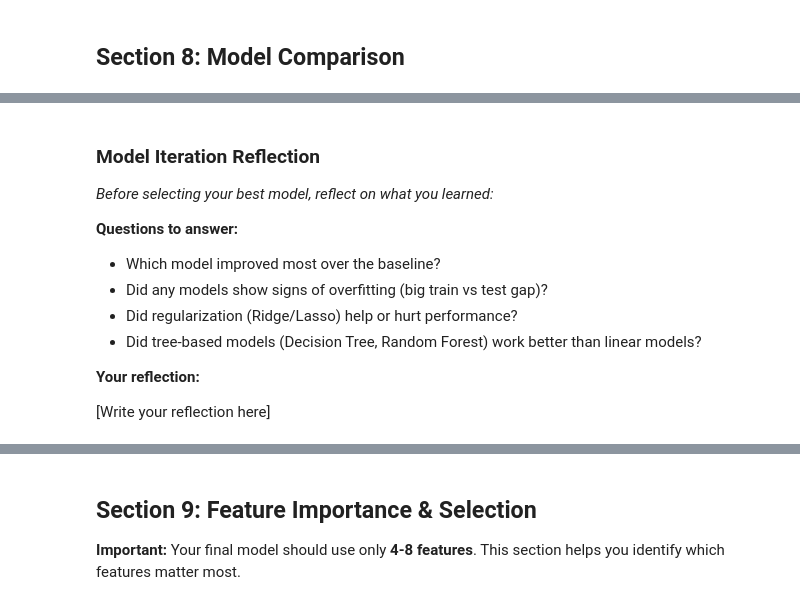
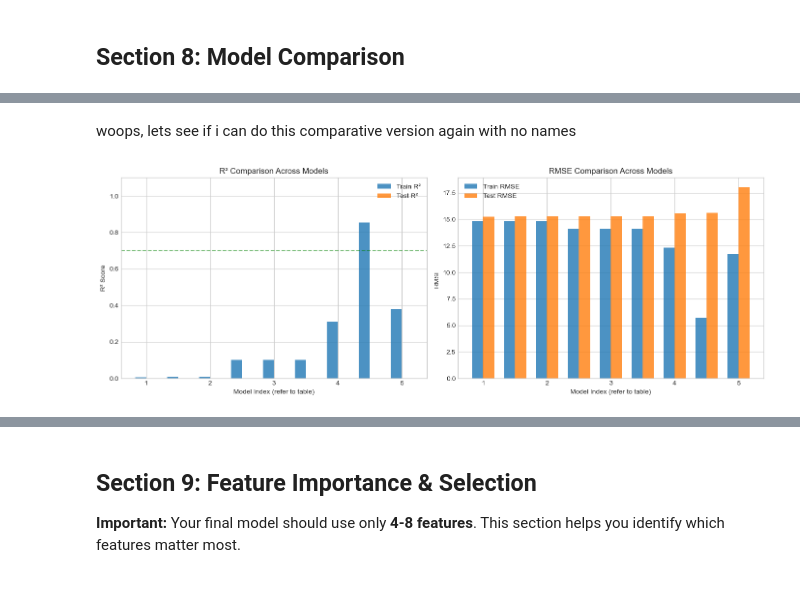
Before and after one commit to fsa-aiml-2511/individual-capstone-ssmanus94-debug, a Jupyter notebook: 02_regression_model.ipynb, the cells around one changed output, grey strips where cells are left out. Cells and saved outputs as stored; diff of their text form; code cells hidden in the pictures.

Commit message:
Updating regression analysis and final model

```diff
--- a/02_regression_model.ipynb
+++ b/02_regression_model.ipynb
@@ -466,7 +469,7 @@ dtype: object
 # Use evaluate_model() to train and evaluate
 # Add results to all_results and trained_models
 
-tree_model = DecisionTreeRegressor(max_depth=10, random_state=42) #gotta mage sure to get the case sensitive // could not tell where i went wrong
+tree_model = DecisionTreeRegressor(max_depth=8, random_state=42) #gotta mage sure to get the case sensitive // could not tell where i went wrong
 
 tree_results, tree_trained, tree_preds = evaluate_model(
     model = tree_model,
@@ -534,12 +537,24 @@ ok so, theres actuall a large gap between train and test  R^2. so a case of over
 #### set up the random forest parameters first, Its not like the other models
 rf_model = RandomForestRegressor(
     n_estimators=100,
-    max_depth=10,
+    max_depth=5, #Ive got to try many different hyperperameters
     random_state=42,
     n_jobs=-1
 )
 
-
+#NOW EXECUTE AND EVALUATE THE MODEL
+rf_results, rf_trained, rf_preds = evaluate_model(
+    model = rf_model,
+    X_train = X_train_scaled,
+    X_test = X_test_scaled,
+    y_train = y_train,
+    y_test = y_test,
+    model_name = " Random Forest - An Ensemble of Trees and Learnings - by Sean McManus "
+)
+all_results.append(rf_results)
+trained_models["Random Forest - An Ensemble of Trees and Learnings - by Sean McManus"] = rf_trained
 
 # Print results
 print(f"Random Forest - Test R²: {rf_results['Test R2']:.4f}, Test RMSE: {rf_results['Test RMSE']:,.2f}")
+print("--------------------------------")
+print(pd.Series(rf_results))
@@ -625,14 +737,34 @@ plt.show()
-# %% [markdown]
-### Model Iteration Reflection
-
-*Before selecting your best model, reflect on what you learned:*
-
-**Questions to answer:**
-- Which model improved most over the baseline?
-- Did any models show signs of overfitting (big train vs test gap)?
-- Did regularization (Ridge/Lasso) help or hurt performance?
-- Did tree-based models (Decision Tree, Random Forest) work better than linear models?
-
-**Your reflection:**
-
-[Write your reflection here]
+# %% [markdown]
+woops, lets see if i can do this comparative version again with no names
+# %%
+# Visualize model comparison
+fig, axes = plt.subplots(1, 2, figsize=(14, 5))
+
+# R² Comparison
+models = results_df['Model']
+x = np.arange(len(models))
+width = 0.35
+
+axes[0].bar(x - width/2, results_df['Train R2'], width, label='Train R²', alpha=0.8)
+axes[0].bar(x + width/2, results_df['Test R2'], width, label='Test R²', alpha=0.8)
+axes[0].set_ylabel('R² Score')
+axes[0].set_title('R² Comparison Across Models')
+axes[0].set_xticklabels([i for i in range(len(models))])
+axes[0].set_xlabel('Model Index (refer to table)')
+axes[0].legend()
+axes[0].set_ylim(0, 1.1)
+axes[0].axhline(y=0.7, color='green', linestyle='--', alpha=0.5, label='Good threshold')
+
+# RMSE Comparison
+axes[1].bar(x - width/2, results_df['Train RMSE'], width, label='Train RMSE', alpha=0.8)
+axes[1].bar(x + width/2, results_df['Test RMSE'], width, label='Test RMSE', alpha=0.8)
+axes[1].set_ylabel('RMSE')
+axes[1].set_title('RMSE Comparison Across Models')
+axes[1].set_xticklabels([i for i in range(len(models))]) # ok so i can't get the number ticks to connect to the number of models i have in the trained set
+axes[1].set_xlabel('Model Index (refer to table)')
+axes[1].legend()
+
+plt.tight_layout()
+plt.show()
+# %% [output]
+[figure, added]
```
Also changed, not shown: parts of 36 cells of this notebook.
